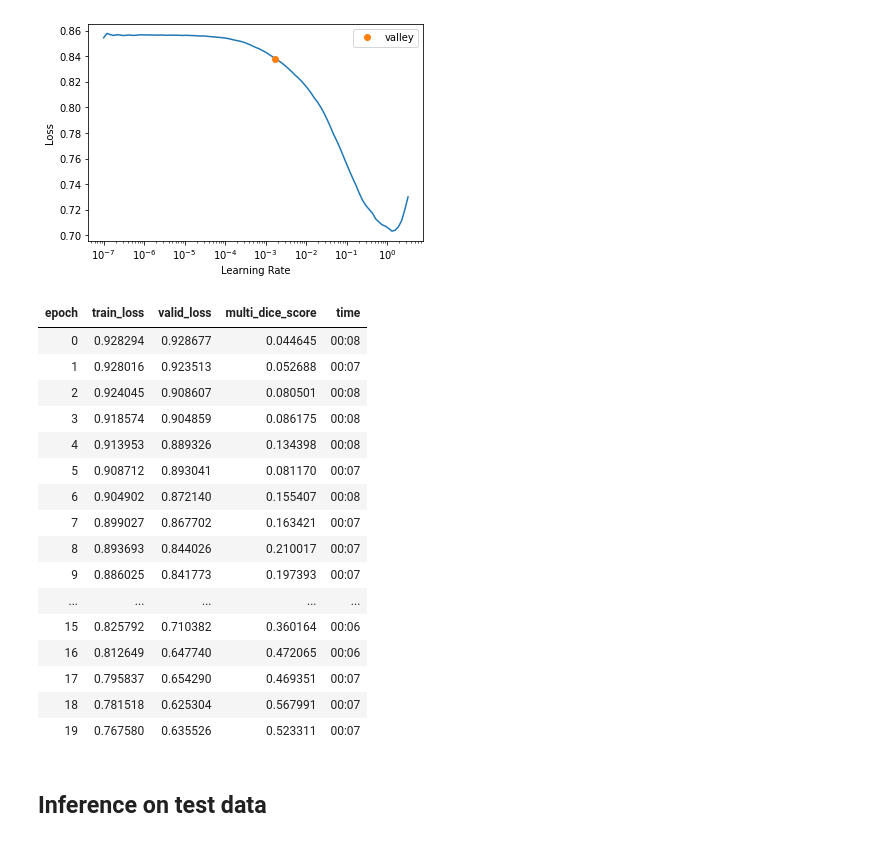
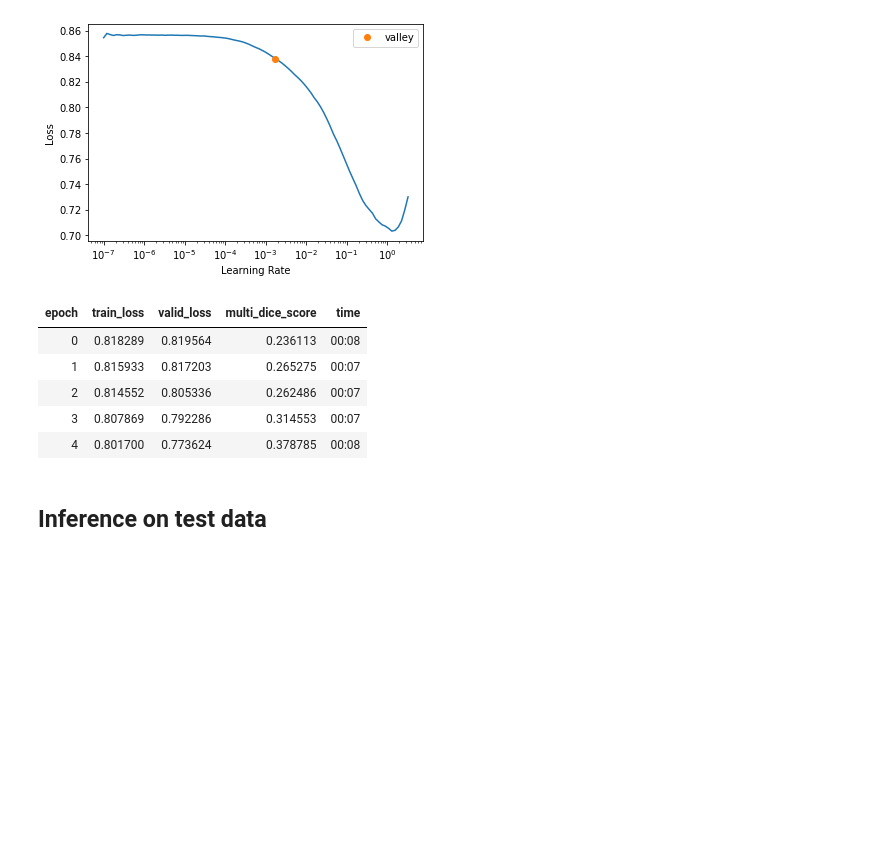
Before and after one commit to MMIV-ML/fastMONAI, a Jupyter notebook: research/00-spine-segmentation-training-evaluation.ipynb, the cells around one changed output. Saved outputs shown, nothing was run; the diff lists cells and outputs as text; code cells hidden in the pictures; blank space fills up the shorter version.

```diff
--- a/research/00-spine-segmentation-training-evaluation.ipynb
+++ b/research/00-spine-segmentation-training-evaluation.ipynb
@@ -18,0 +8,10 @@ Skip to inference part if you want to reproduce the test results from our paper
+# %%
+# Import the necessary modules
+from fastMONAI.vision_all import *
+from monai.networks.nets import UNet
+
+# Create a custom loss function using Tversky Focal Loss
+loss_func = CustomLoss(loss_func=TverskyFocalLoss(to_onehot_y=True, include_background=True, softmax=True))
+
+# Create a UNet model with the specified parameters
+model = UNet(spatial_dims=3, in_channels=1, out_channels=2, channels=(16, 32, 64, 128, 256), strides=(2, 2, 2, 2), num_res_units=2).model
@@ -19,11 +20,16 @@ Skip to inference part if you want to reproduce the test results from our paper
 # %% [markdown]
 ## Train your own model
 # %%
-NB_DIR = Path.cwd()
-DATA_DIR = NB_DIR/'..'/'data'/'ADD_PATH'
+# Set the data directory to the specified path relative to the working directory
+DATA_DIR = Path.cwd()/'..'/'data'/'ADD_PATH'
 # %%
+# Set the fold number
 fold = 0
-df = pd.read_csv(DATA_DIR/'FILENAME.csv')
+
+# Read the data from the specified CSV file
+df = pd.read_csv(DATA_DIR/'ADD_CSV_FILENAME')
+
+# Set the 'is_val' column to True for rows in the specified fold
 df.loc[df.fold == fold, 'is_val'] = True
 # %% [markdown]
 ### Look at training data
@@ -80,25 +89,14 @@ lr
 SuggestedLRs(valley=0.001737800776027143)
 [figure]
 # %%
-learn.fit_flat_cos(20 ,lr)
+learn.fit_flat_cos(5 ,lr)
 # %% [output]
 | epoch | train_loss | valid_loss | multi_dice_score | time |
-| 0 | 0.928294 | 0.928677 | 0.044645 | 00:08 |
-| 1 | 0.928016 | 0.923513 | 0.052688 | 00:07 |
-| 2 | 0.924045 | 0.908607 | 0.080501 | 00:08 |
-| 3 | 0.918574 | 0.904859 | 0.086175 | 00:08 |
-| 4 | 0.913953 | 0.889326 | 0.134398 | 00:08 |
-| 5 | 0.908712 | 0.893041 | 0.081170 | 00:07 |
-| 6 | 0.904902 | 0.872140 | 0.155407 | 00:08 |
-| 7 | 0.899027 | 0.867702 | 0.163421 | 00:07 |
-| 8 | 0.893693 | 0.844026 | 0.210017 | 00:07 |
-| 9 | 0.886025 | 0.841773 | 0.197393 | 00:07 |
-| ... | ... | ... | ... | ... |
-| 15 | 0.825792 | 0.710382 | 0.360164 | 00:06 |
-| 16 | 0.812649 | 0.647740 | 0.472065 | 00:06 |
-| 17 | 0.795837 | 0.654290 | 0.469351 | 00:07 |
-| 18 | 0.781518 | 0.625304 | 0.567991 | 00:07 |
-| 19 | 0.767580 | 0.635526 | 0.523311 | 00:07 |
+| 0 | 0.818289 | 0.819564 | 0.236113 | 00:08 |
+| 1 | 0.815933 | 0.817203 | 0.265275 | 00:07 |
+| 2 | 0.814552 | 0.805336 | 0.262486 | 00:07 |
+| 3 | 0.807869 | 0.792286 | 0.314553 | 00:07 |
+| 4 | 0.801700 | 0.773624 | 0.378785 | 00:08 |
 # %%
 learn.save('custom-model')
 # %%
```
Also changed, not shown: parts of 40 cells of this notebook, 9 other files.
